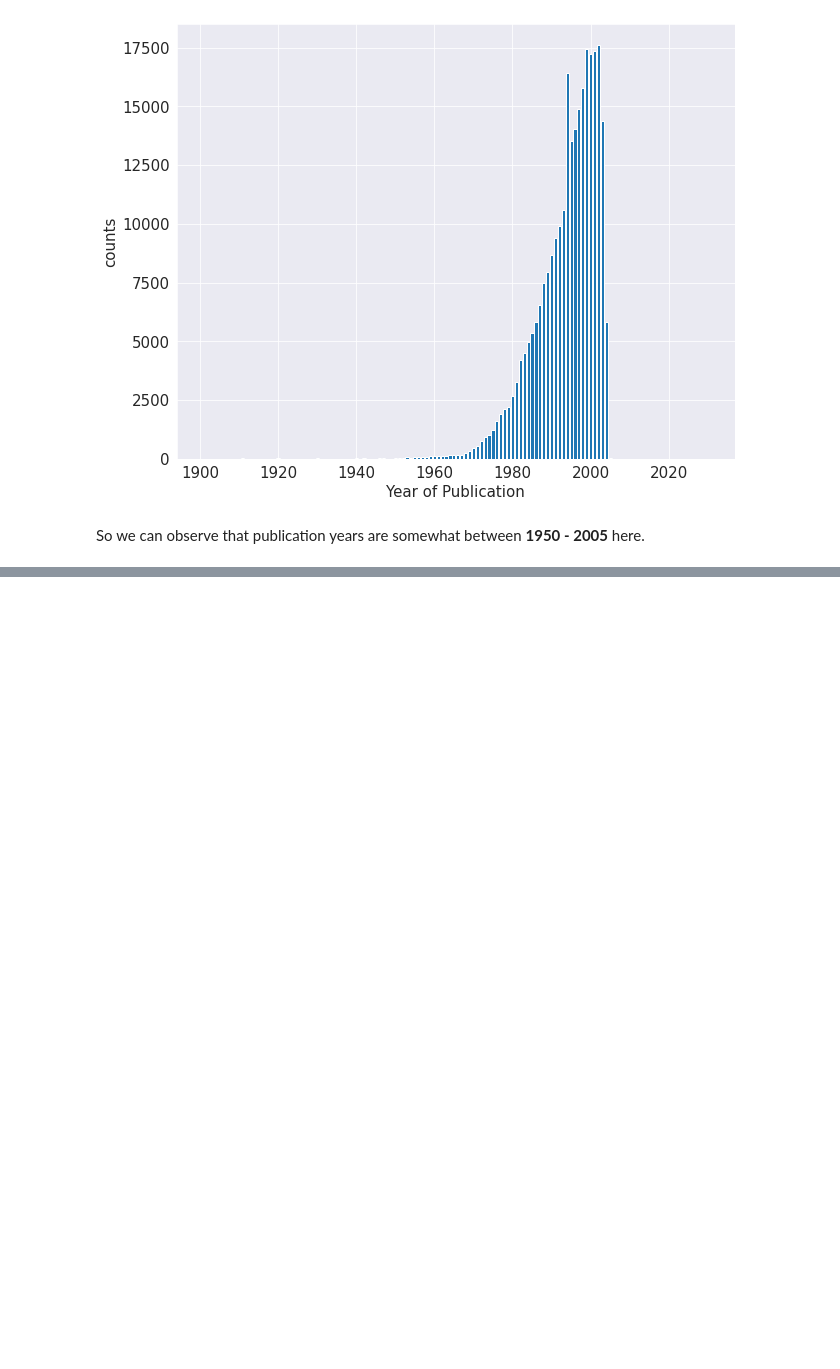
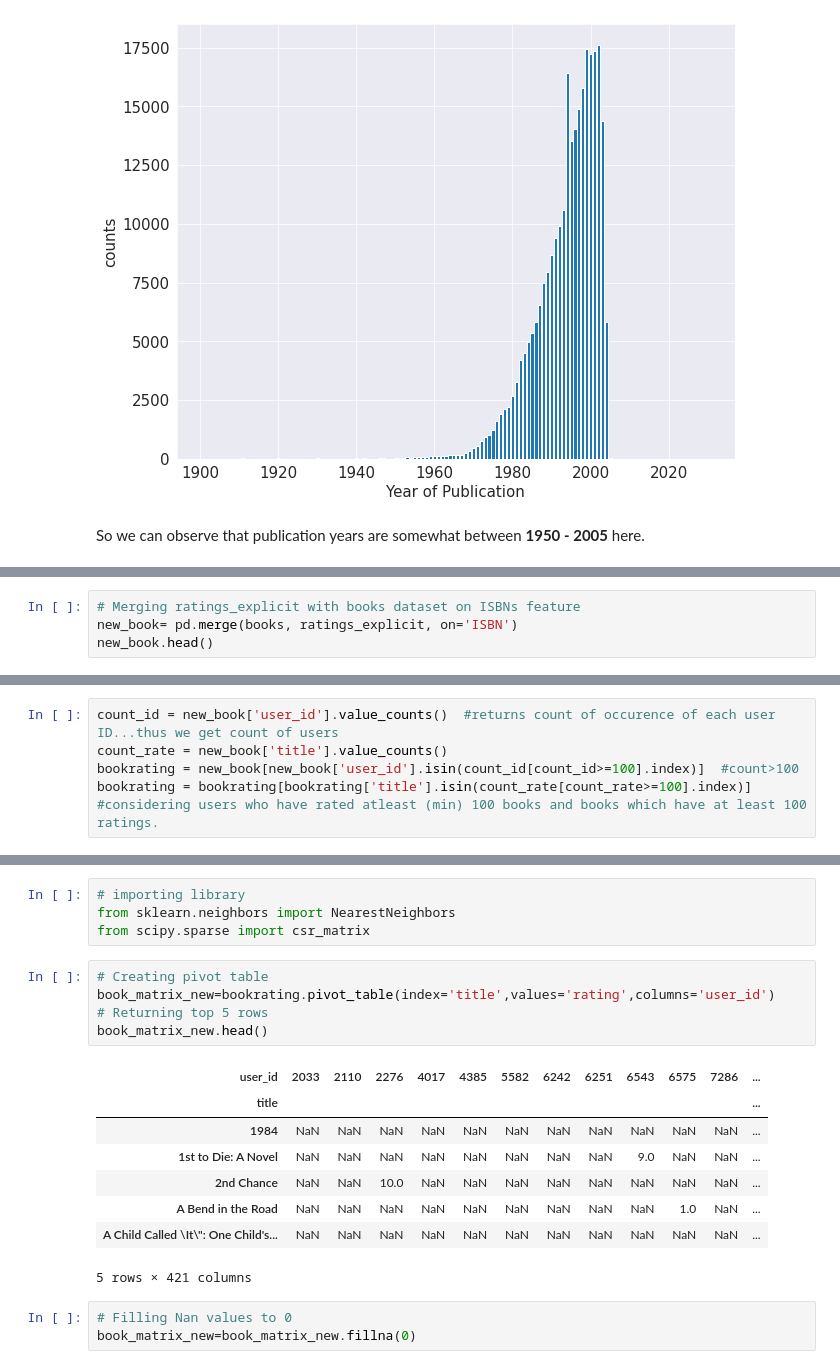
Before and after one commit to saurabh423/Book-Recommendation-System, a Jupyter notebook: Book_Recommendation_System_Capstone_Project.ipynb, the cells around one changed output, grey strips where cells are left out. Drawn from its saved outputs; the diff is of its cells as text; blank space fills up the shorter version.

```diff
--- a/Book_Recommendation_System_Capstone_Project.ipynb
+++ b/Book_Recommendation_System_Capstone_Project.ipynb
@@ -609,0 +617,4 @@ So we can observe that publication years are somewhat between **1950 - 2005** he
+# %%
+# Merging ratings_explicit with books dataset on ISBNs feature
+new_book= pd.merge(books, ratings_explicit, on='ISBN')
+new_book.head()
@@ -609,0 +673,6 @@ So we can observe that publication years are somewhat between **1950 - 2005** he
+# %%
+count_id = new_book['user_id'].value_counts()  #returns count of occurence of each user ID...thus we get count of users
+count_rate = new_book['title'].value_counts()
+bookrating = new_book[new_book['user_id'].isin(count_id[count_id>=100].index)]  #count>100
+bookrating = bookrating[bookrating['title'].isin(count_rate[count_rate>=100].index)]
+#considering users who have rated atleast (min) 100 books and books which have at least 100 ratings.
@@ -609,0 +702,21 @@ So we can observe that publication years are somewhat between **1950 - 2005** he
+# %%
+# importing library
+from sklearn.neighbors import NearestNeighbors
+from scipy.sparse import csr_matrix
+# %%
+# Creating pivot table
+book_matrix_new=bookrating.pivot_table(index='title',values='rating',columns='user_id')
+# Returning top 5 rows
+book_matrix_new.head()
+# %% [output]
+| user_id | 2033 | 2110 | 2276 | 4017 | 4385 | 5582 | 6242 | 6251 | 6543 | 6575 | 7286 | ... |
+| title |  |  |  |  |  |  |  |  |  |  |  | ... |
+| 1984 | NaN | NaN | NaN | NaN | NaN | NaN | NaN | NaN | NaN | NaN | NaN | ... |
+| 1st to Die: A Novel | NaN | NaN | NaN | NaN | NaN | NaN | NaN | NaN | 9.0 | NaN | NaN | ... |
+| 2nd Chance | NaN | NaN | 10.0 | NaN | NaN | NaN | NaN | NaN | NaN | NaN | NaN | ... |
+| A Bend in the Road | NaN | NaN | NaN | NaN | NaN | NaN | NaN | NaN | NaN | 1.0 | NaN | ... |
+| A Child Called \It\": One Child's... | NaN | NaN | NaN | NaN | NaN | NaN | NaN | NaN | NaN | NaN | NaN | ... |
+5 rows × 421 columns
+# %%
+# Filling Nan values to 0
+book_matrix_new=book_matrix_new.fillna(0)
```
Also changed, not shown: parts of 43 cells of this notebook.
